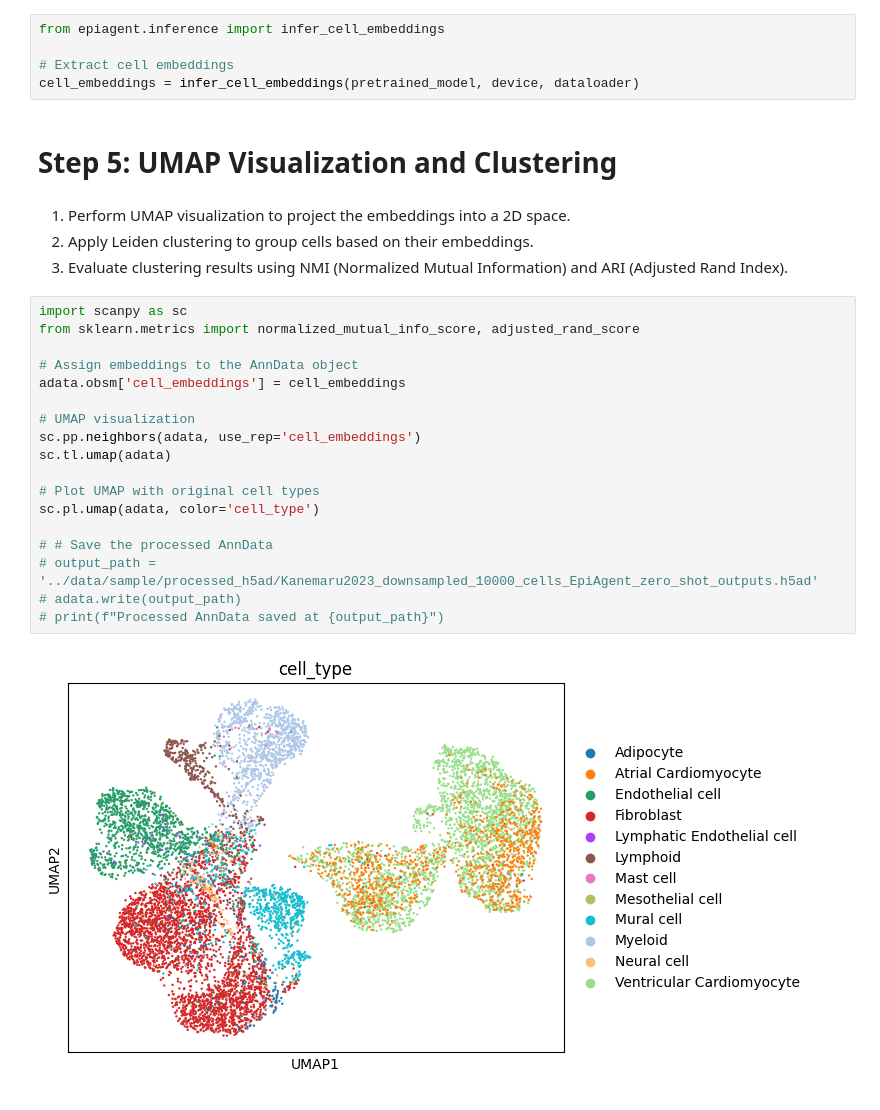
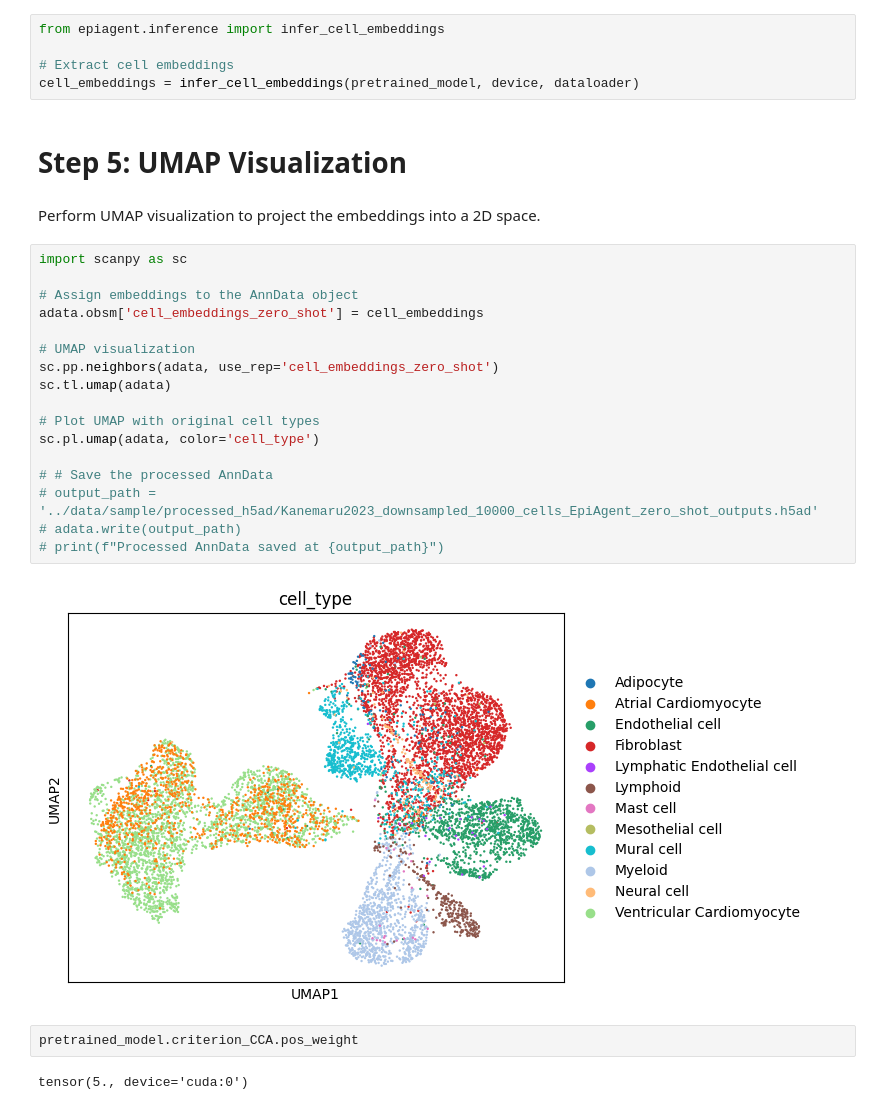
Before and after one commit to xy-chen16/EpiAgent, a Jupyter notebook: demo/Zero-shot Feature Extraction using EpiAgent.ipynb, the cells around one changed output. Saved outputs shown, nothing was run; the diff lists cells and outputs as text.

Commit message:
Release version 0.0.2: Added fine-tuning code for unsupervised feature extraction and supervised cell type annotation

```diff
--- a/demo/Zero-shot Feature Extraction using EpiAgent.ipynb
+++ b/demo/Zero-shot Feature Extraction using EpiAgent.ipynb
@@ -77,28 +78,29 @@ from epiagent.inference import infer_cell_embeddings
 # Extract cell embeddings
 cell_embeddings = infer_cell_embeddings(pretrained_model, device, dataloader)
 # %% [markdown]
-# Step 5: UMAP Visualization and Clustering
+# Step 5: UMAP Visualization
 # %% [markdown]
-1. Perform UMAP visualization to project the embeddings into a 2D space.
-2. Apply Leiden clustering to group cells based on their embeddings.
-3. Evaluate clustering results using NMI (Normalized Mutual Information) and ARI (Adjusted Rand Index).
+Perform UMAP visualization to project the embeddings into a 2D space.
 # %%
 import scanpy as sc
-from sklearn.metrics import normalized_mutual_info_score, adjusted_rand_score
 
 # Assign embeddings to the AnnData object
-adata.obsm['cell_embeddings'] = cell_embeddings
+adata.obsm['cell_embeddings_zero_shot'] = cell_embeddings
 
 # UMAP visualization
-sc.pp.neighbors(adata, use_rep='cell_embeddings')
+sc.pp.neighbors(adata, use_rep='cell_embeddings_zero_shot')
 sc.tl.umap(adata)
 
 # Plot UMAP with original cell types
 sc.pl.umap(adata, color='cell_type')
 
 # # Save the processed AnnData
 # output_path = '../data/sample/processed_h5ad/Kanemaru2023_downsampled_10000_cells_EpiAgent_zero_shot_outputs.h5ad'
 # adata.write(output_path)
 # print(f"Processed AnnData saved at {output_path}")
 # %% [output]
-[figure, old version]
+[figure, new version]
+# %%
+pretrained_model.criterion_CCA.pos_weight
+# %% [output]
+tensor(5., device='cuda:0')
```
Also changed, not shown: 5 other files.
